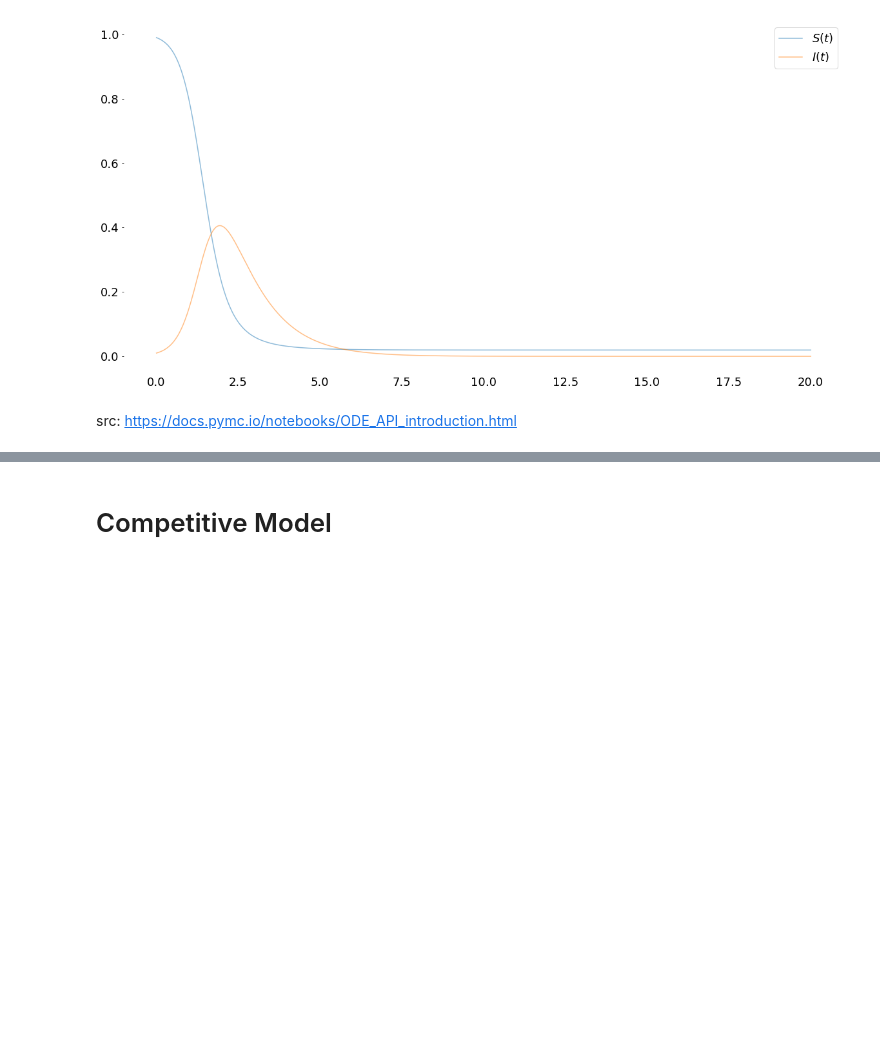
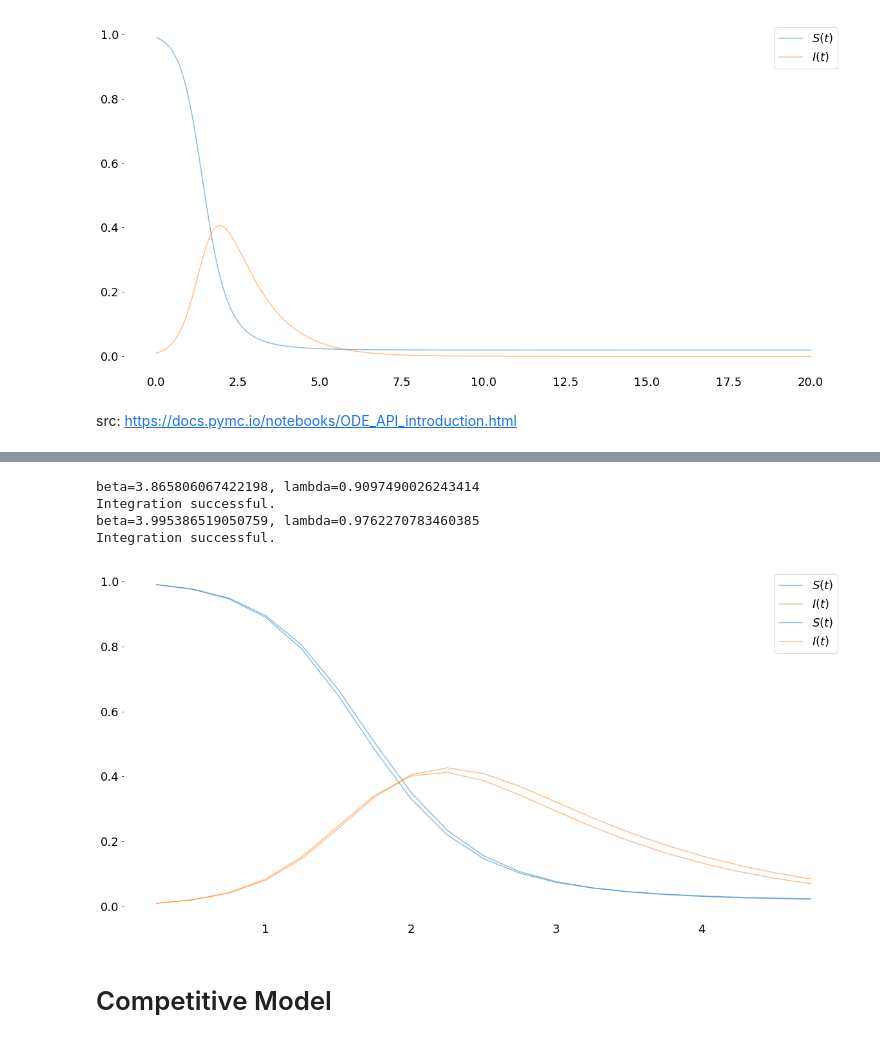
Before and after one commit to hsteinshiromoto/blog, a Jupyter notebook: notebooks/competitive_opinions/competitive_opinions.ipynb, the cells around one changed output, grey strips where cells are left out. Cells and saved outputs as stored; diff of their text form; code cells hidden in the pictures; blank space fills up the shorter version.

```diff
--- a/notebooks/competitive_opinions/competitive_opinions.ipynb
+++ b/notebooks/competitive_opinions/competitive_opinions.ipynb
@@ -156,3 +174,40 @@ Attributes:
+# %%
+def f(y, t, p):
+
+    ds = -p[0]*y[0]*y[1]
+    di = p[0]*y[0]*y[1] - p[1]*y[1]
+
+    return np.array([ds, di])
+
+t=np.arange(0.25, 5, 0.25)
+for i in range(np.asarray(posterior_predictive["Y"]).shape[2]):
+    ndx = np.random.randint(0, len(trace))
+    beta, lam = trace[ndx]['beta'], trace[ndx]['lambda']
+    print(f"beta={beta}, lambda={lam}")
+
+#     def f(y, t, p):
+
+#     ds = -p[0]*y[0]*y[1]
+#     di = p[0]*y[0]*y[1] - p[1]*y[1]
+
+#     return np.array([ds, di])
+
+#     np.linspace(0, 15,  1000)
+#     y0=[0.99, 0.01]
+
+#     beta,gamma = 4,1.0
+#     # Create true curves
+    y, infodict = odeint(f, y0=[0.99, 0.01], t=t, args=((beta,lam),), rtol=1e-8, full_output=True)
+    plt.plot(t, y[:,0], color='C0', alpha=0.5, label=f'$S(t)$')
+    plt.plot(t, y[:,1], color ='C1', alpha=0.5, label=f'$I(t)$')
+    plt.legend()
+    print(infodict["message"])
+# %% [output]
+beta=3.865806067422198, lambda=0.9097490026243414
+Integration successful.
+beta=3.995386519050759, lambda=0.9762270783460385
+Integration successful.
+[figure, added]
 # %% [markdown]
 # Competitive Model
 # %% [markdown]
```
Also changed, not shown: parts of 11 cells of this notebook.
